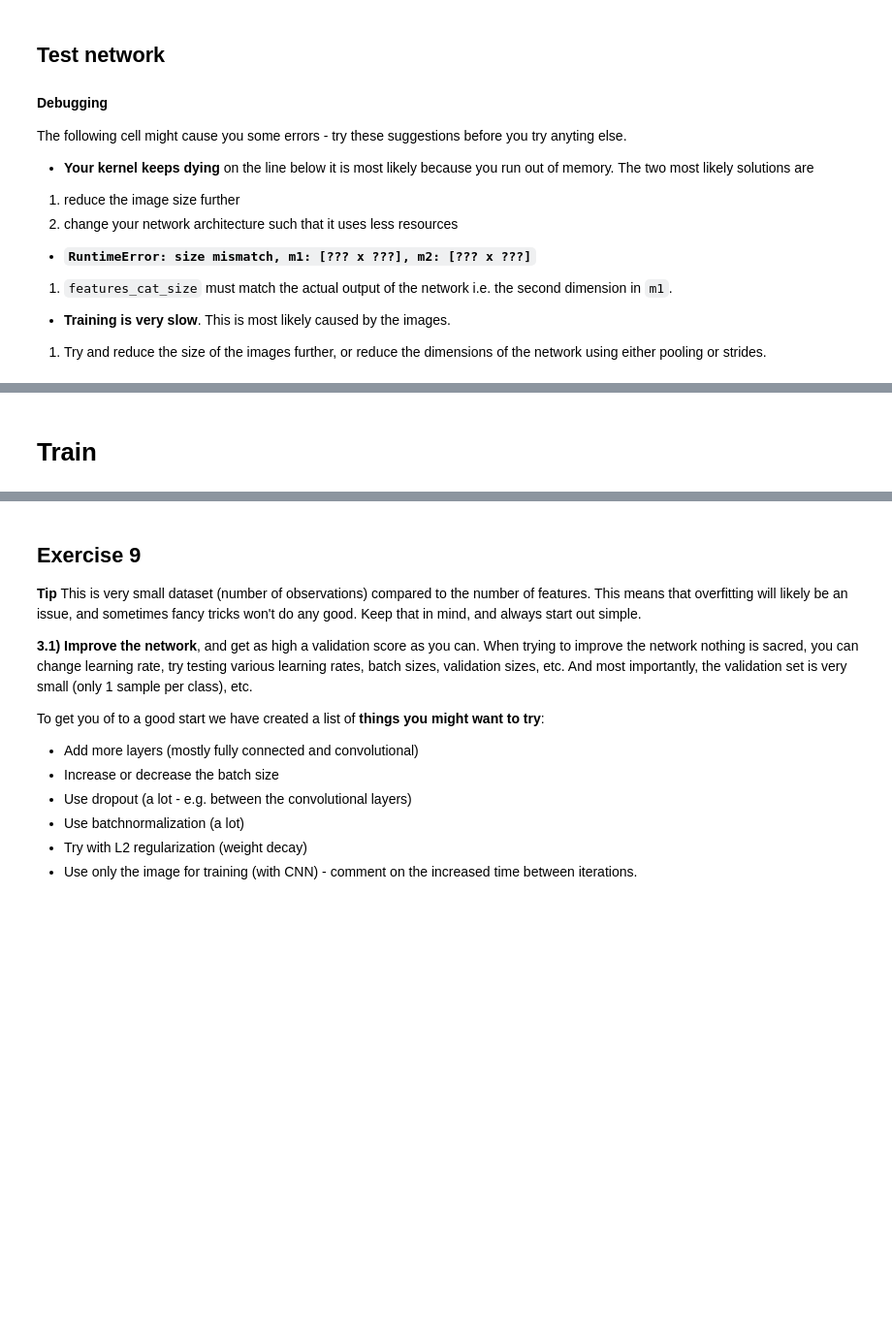
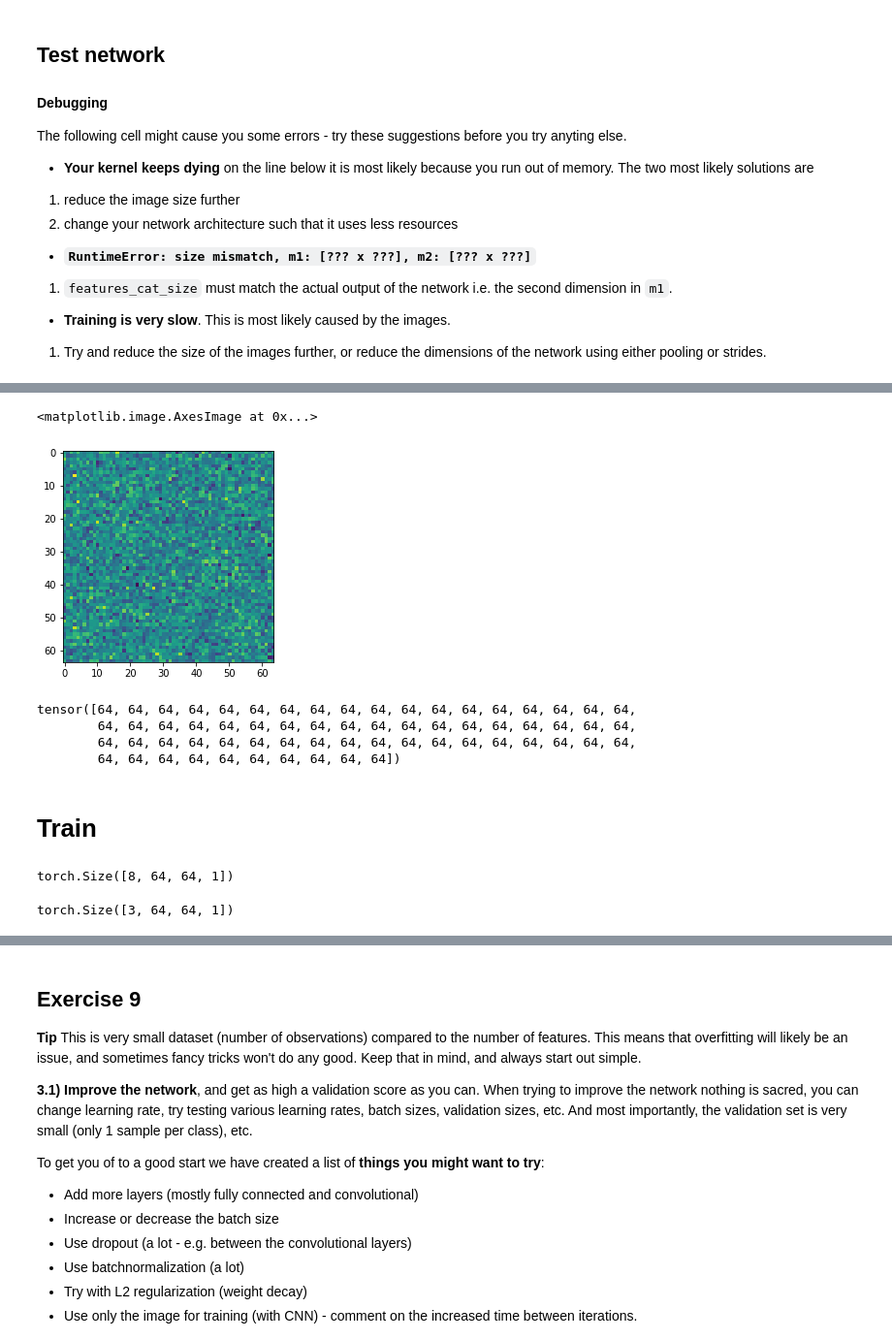
Before and after one commit to granatb/02456-deep-learning-with-PyTorch, a Jupyter notebook: 6_Mini_Project/6.1-EXE-Kaggle-Leaf-Challenge.ipynb, the cells around one changed output, grey strips where cells are left out. Shown at 97% size. Drawn from its saved outputs; the diff is of its cells as text; code cells hidden in the pictures; blank space fills up the shorter version.

```diff
--- a/6_Mini_Project/6.1-EXE-Kaggle-Leaf-Challenge.ipynb
+++ b/6_Mini_Project/6.1-EXE-Kaggle-Leaf-Challenge.ipynb
@@ -624,5 +647,25 @@ output['out']
+# %%
+plt.imshow(_x_image[0].reshape(1,64,64)[0])
+# %% [output]
+<matplotlib.image.AxesImage at 0x...>
+[figure, added]
+# %%
+sum(_x_image.permute(0, 3,1,2)[0][0] == _x_image.reshape(8, 1,64,64)[0][0])
+# %% [output]
+tensor([64, 64, 64, 64, 64, 64, 64, 64, 64, 64, 64, 64, 64, 64, 64, 64, 64, 64,
+        64, 64, 64, 64, 64, 64, 64, 64, 64, 64, 64, 64, 64, 64, 64, 64, 64, 64,
+        64, 64, 64, 64, 64, 64, 64, 64, 64, 64, 64, 64, 64, 64, 64, 64, 64, 64,
+        64, 64, 64, 64, 64, 64, 64, 64, 64, 64])
 # %% [markdown]
 # Train
+# %%
+get_input(batch_train)['x_img'].shape
+# %% [output]
+torch.Size([8, 64, 64, 1])
+# %%
+get_input(batch_valid)['x_img'].shape
+# %% [output]
+torch.Size([3, 64, 64, 1])
 # %%
 # Setup settings for training
 VALIDATION_SIZE = 0.1 # 0.1 is ~ 100 samples for validation
```
Also changed, not shown: parts of 8 cells of this notebook.
